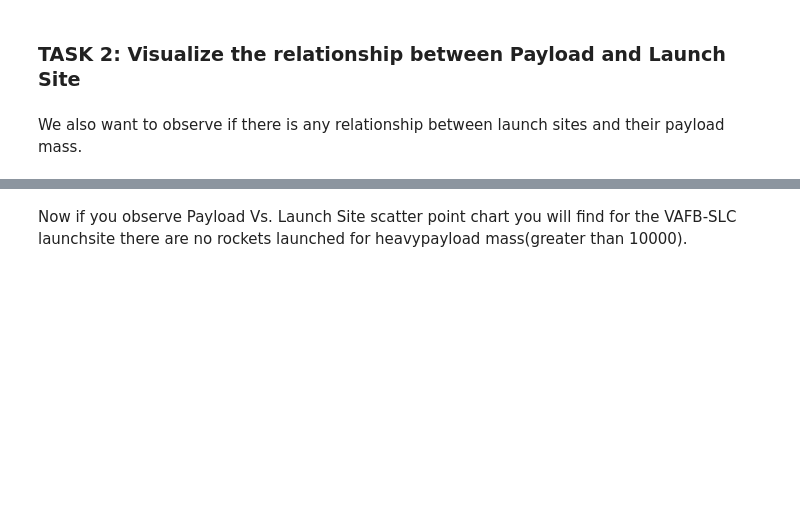
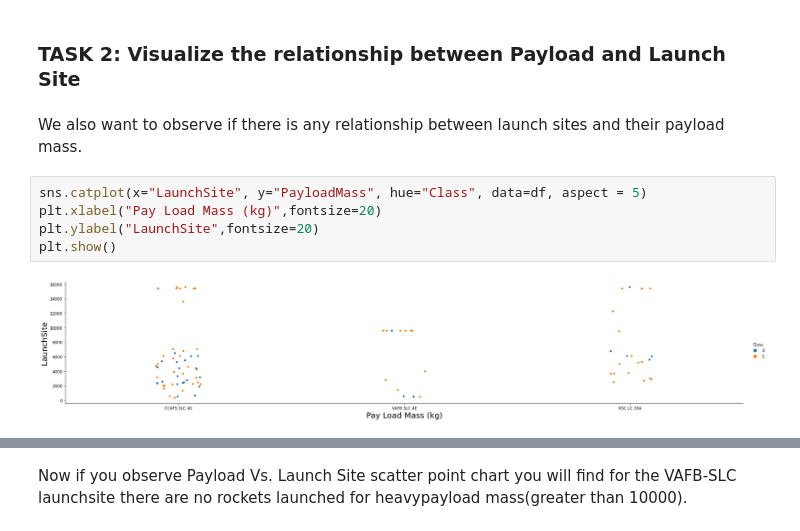
Before and after one commit to vivianWan/spaceX-1, a Jupyter notebook: jupyter-labs-eda-dataviz.ipynb, the cells around one changed output, grey strips where cells are left out. Drawn from its saved outputs; the diff is of its cells as text; blank space fills up the shorter version.

```diff
--- a/jupyter-labs-eda-dataviz.ipynb
+++ b/jupyter-labs-eda-dataviz.ipynb
@@ -96,6 +110,13 @@ Now try to explain the patterns you found in the Flight Number vs. Launch Site s
 ### TASK 2: Visualize the relationship between Payload and Launch Site
 # %% [markdown]
 We also want to observe if there is any relationship between launch sites and their payload mass.
+# %%
+sns.catplot(x="LaunchSite", y="PayloadMass", hue="Class", data=df, aspect = 5)
+plt.xlabel("Pay Load Mass (kg)",fontsize=20)
+plt.ylabel("LaunchSite",fontsize=20)
+plt.show()
+# %% [output]
+[figure, added]
 # %%
 # Plot a scatter point chart with x axis to be Pay Load Mass (kg) and y axis to be the launch site, and hue to be the class
 sns.catplot(y="LaunchSite", x="PayloadMass", hue="Class", data=df, aspect = 5)
```
Also changed, not shown: parts of 9 cells of this notebook.
